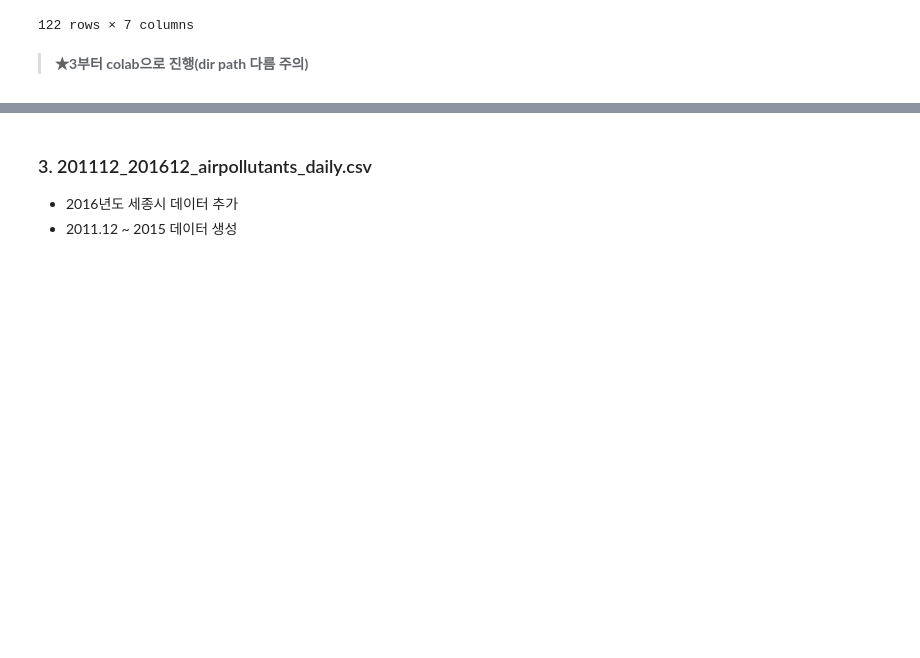
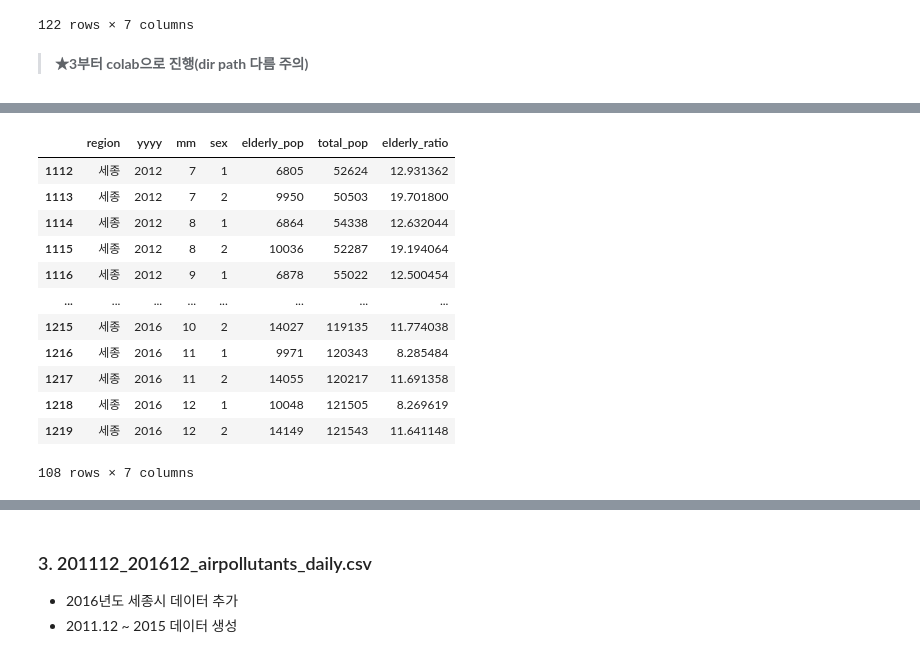
Before and after one commit to leech2193/weather_hospital_sowhat, a Jupyter notebook: [preprocessing] sejong-si data.ipynb, the cells around one changed output, grey strips where cells are left out. Saved outputs shown, nothing was run; the diff lists cells and outputs as text; code cells hidden in the pictures; blank space fills up the shorter version.

```diff
--- a/[preprocessing] sejong-si data.ipynb
+++ b/[preprocessing] sejong-si data.ipynb
@@ -137,0 +148,16 @@ elderly.to_csv('Z:/공모전/날씨빅데이터콘테스트(공유)/data/201112_
+# %%
+elderly.loc[(elderly.region == '세종'), :] # 2012-07-01 부터 데이터 존재
+# %% [output]
+|  | region | yyyy | mm | sex | elderly_pop | total_pop | elderly_ratio |
+| 1112 | 세종 | 2012 | 7 | 1 | 6805 | 52624 | 12.931362 |
+| 1113 | 세종 | 2012 | 7 | 2 | 9950 | 50503 | 19.701800 |
+| 1114 | 세종 | 2012 | 8 | 1 | 6864 | 54338 | 12.632044 |
+| 1115 | 세종 | 2012 | 8 | 2 | 10036 | 52287 | 19.194064 |
+| 1116 | 세종 | 2012 | 9 | 1 | 6878 | 55022 | 12.500454 |
+| ... | ... | ... | ... | ... | ... | ... | ... |
+| 1215 | 세종 | 2016 | 10 | 2 | 14027 | 119135 | 11.774038 |
+| 1216 | 세종 | 2016 | 11 | 1 | 9971 | 120343 | 8.285484 |
+| 1217 | 세종 | 2016 | 11 | 2 | 14055 | 120217 | 11.691358 |
+| 1218 | 세종 | 2016 | 12 | 1 | 10048 | 121505 | 8.269619 |
+| 1219 | 세종 | 2016 | 12 | 2 | 14149 | 121543 | 11.641148 |
+108 rows × 7 columns
```
Also changed, not shown: parts of 16 cells of this notebook.
